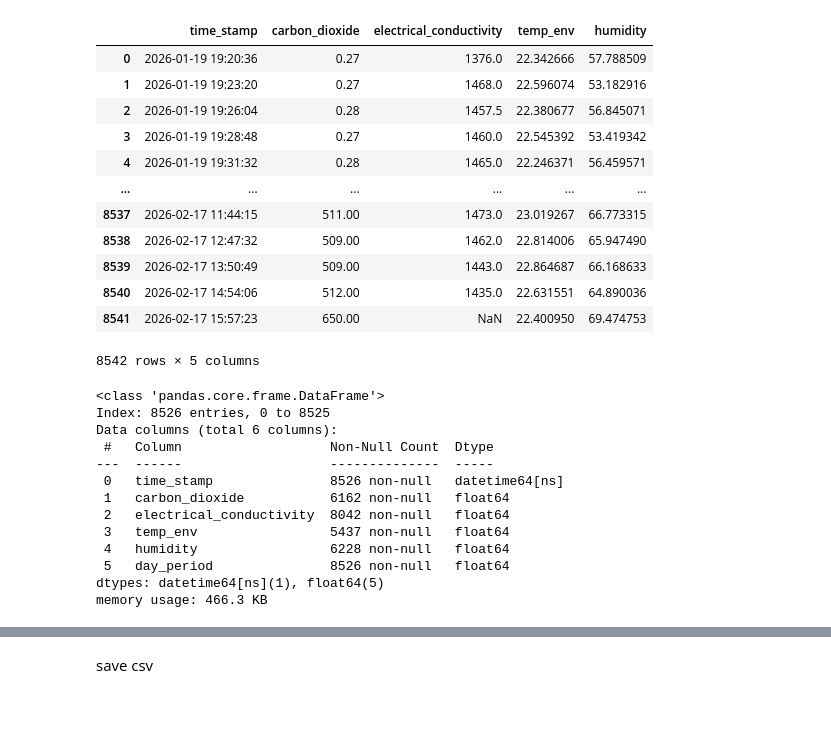
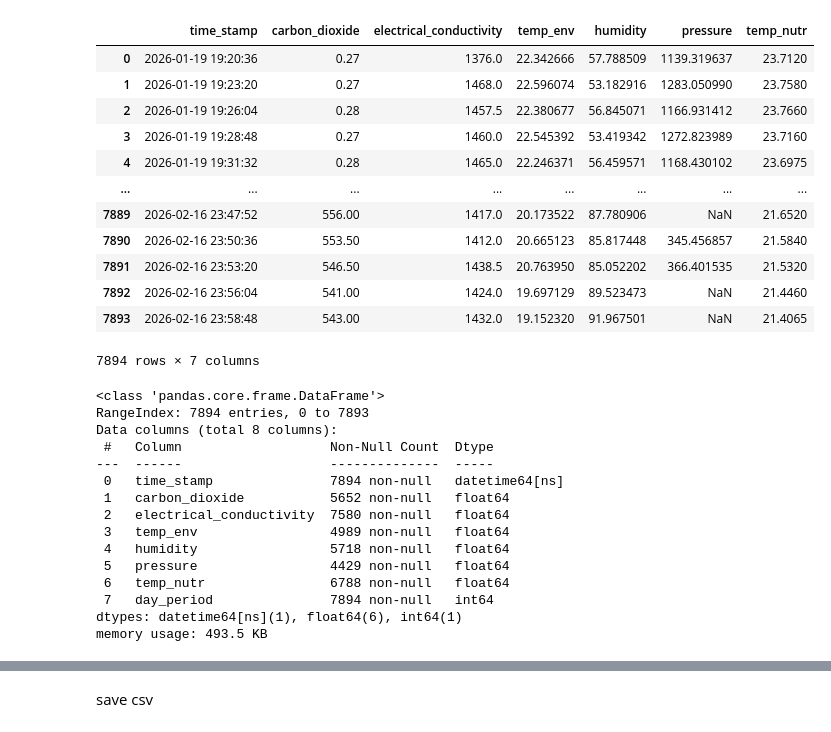
Before and after one commit to GerardoG2/plant-health-status, a Jupyter notebook: Notebooks/DataMerging_Trial2.ipynb, the cells around one changed output, grey strips where cells are left out. Drawn from its saved outputs; the diff is of its cells as text; code cells hidden in the pictures.

Commit message:
finished preprocessing trial 2 data

```diff
--- a/Notebooks/DataMerging_Trial2.ipynb
+++ b/Notebooks/DataMerging_Trial2.ipynb
@@ -11,10 +11,14 @@ import os
 pd.set_option('display.max_columns', None)  # Show all columns in DataFrame display
 # %%
 import pandas as pd
+SENSOR_DATA_PATH = '../Data/RawData/Trial_2_Sensor_Data.xlsx'
 DAY_SENSOR_DATA_PATH = '../Data/RawData/Trial_2_Day_Sensor_Data.xlsx'
 NIGHT_SENSOR_DATA_PATH = '../Data/RawData/Trial_2_Night_Sensor_Data.xlsx'
 NUTRIENT_TEMP_SENSOR_DATA_PATH = '../Data/RawData/Trial_2_Nutrient_Temperature_Sensor_Data.xlsx' # atlas pt 1000 missing from other sensor data
 LETTUCE_FW_DATA_PATH = '../Data/RawData/Trial_2_Lettuce_FW_Data_Per_Plant.csv'
+
+def load_sensor_data():
+    return pd.read_excel(SENSOR_DATA_PATH)
 
 def load_day_sensor_data():
     return pd.read_excel(DAY_SENSOR_DATA_PATH)
@@ -103,0 +46,3 @@ memory usage: 10.0 KB
+# %%
+sensor_data = load_sensor_data()
+sensor_data.info()
@@ -104,31 +81,32 @@ memory usage: 10.0 KB
 # %%
-# concatenate day and night sensor data
-sensor_data = pd.concat([day_sensor_data, night_sensor_data], ignore_index=True)
+# rename columns and drop correlated features
 sensor_data.drop(columns=['Atlas pH (CH0, Ion Concentration, pH)',
-                          'BME280 (CH5, Vapor Pressure Deficit, Pa)'], inplace=True)
+                          ], inplace=True)
 sensor_data.rename(columns={'DateTime':'time_stamp',
                             'Atlas CO2 (Carbon Dioxide Gas) (CH0, Carbon Dioxide, ppm)': 'carbon_dioxide',
                           'Atlas EC (CH0, Electrical Conductivity, μS/cm)': 'electrical_conductivity',
                           'BME280 (CH0, Temperature, °C)': 'temp_env',
-                          'BME280 (CH1, Humidity, %)': 'humidity'}, inplace=True)
+                          'Atlas PT-1000 (CH0, Temperature, °C)': 'temp_nutr',
+                          'BME280 (CH1, Humidity, %)': 'humidity',
+                          'BME280 (CH5, Vapor Pressure Deficit, Pa)':'pressure'}, inplace=True)
 
 
 
 sensor_data
 # %% [output]
-|  | time_stamp | carbon_dioxide | electrical_conductivity | temp_env | humidity |
-| 0 | 2026-01-19 19:20:36 | 0.27 | 1376.0 | 22.342666 | 57.788509 |
-| 1 | 2026-01-19 19:23:20 | 0.27 | 1468.0 | 22.596074 | 53.182916 |
-| 2 | 2026-01-19 19:26:04 | 0.28 | 1457.5 | 22.380677 | 56.845071 |
-| 3 | 2026-01-19 19:28:48 | 0.27 | 1460.0 | 22.545392 | 53.419342 |
-| 4 | 2026-01-19 19:31:32 | 0.28 | 1465.0 | 22.246371 | 56.459571 |
-| ... | ... | ... | ... | ... | ... |
-| 8537 | 2026-02-17 11:44:15 | 511.00 | 1473.0 | 23.019267 | 66.773315 |
-| 8538 | 2026-02-17 12:47:32 | 509.00 | 1462.0 | 22.814006 | 65.947490 |
-| 8539 | 2026-02-17 13:50:49 | 509.00 | 1443.0 | 22.864687 | 66.168633 |
-| 8540 | 2026-02-17 14:54:06 | 512.00 | 1435.0 | 22.631551 | 64.890036 |
-| 8541 | 2026-02-17 15:57:23 | 650.00 | NaN | 22.400950 | 69.474753 |
+|  | time_stamp | carbon_dioxide | electrical_conductivity | temp_env | humidity | pressure | temp_nutr |
+| 0 | 2026-01-19 19:20:36 | 0.27 | 1376.0 | 22.342666 | 57.788509 | 1139.319637 | 23.7120 |
+| 1 | 2026-01-19 19:23:20 | 0.27 | 1468.0 | 22.596074 | 53.182916 | 1283.050990 | 23.7580 |
+| 2 | 2026-01-19 19:26:04 | 0.28 | 1457.5 | 22.380677 | 56.845071 | 1166.931412 | 23.7660 |
+| 3 | 2026-01-19 19:28:48 | 0.27 | 1460.0 | 22.545392 | 53.419342 | 1272.823989 | 23.7160 |
+| 4 | 2026-01-19 19:31:32 | 0.28 | 1465.0 | 22.246371 | 56.459571 | 1168.430102 | 23.6975 |
+| ... | ... | ... | ... | ... | ... | ... | ... |
+| 7889 | 2026-02-16 23:47:52 | 556.00 | 1417.0 | 20.173522 | 87.780906 | NaN | 21.6520 |
+| 7890 | 2026-02-16 23:50:36 | 553.50 | 1412.0 | 20.665123 | 85.817448 | 345.456857 | 21.5840 |
+| 7891 | 2026-02-16 23:53:20 | 546.50 | 1438.5 | 20.763950 | 85.052202 | 366.401535 | 21.5320 |
+| 7892 | 2026-02-16 23:56:04 | 541.00 | 1424.0 | 19.697129 | 89.523473 | NaN | 21.4460 |
+| 7893 | 2026-02-16 23:58:48 | 543.00 | 1432.0 | 19.152320 | 91.967501 | NaN | 21.4065 |
-8542 rows × 5 columns
+7894 rows × 7 columns
 # %%
 def get_4_day_bin(entry):
     if entry == 0:
@@ -166,15 +144,17 @@ sensor_data = add_day_time_bins(sensor_data)
 sensor_data.info()
 # %% [output]
 <class 'pandas.core.frame.DataFrame'>
-Index: 8526 entries, 0 to 8525
-Data columns (total 6 columns):
+RangeIndex: 7894 entries, 0 to 7893
+Data columns (total 8 columns):
  #   Column                   Non-Null Count  Dtype
 ---  ------                   --------------  -----
- 0   time_stamp               8526 non-null   datetime64[ns]
- 1   carbon_dioxide           6162 non-null   float64
- 2   electrical_conductivity  8042 non-null   float64
- 3   temp_env                 5437 non-null   float64
- 4   humidity                 6228 non-null   float64
- 5   day_period               8526 non-null   float64
-dtypes: datetime64[ns](1), float64(5)
-memory usage: 466.3 KB
+ 0   time_stamp               7894 non-null   datetime64[ns]
+ 1   carbon_dioxide           5652 non-null   float64
+ 2   electrical_conductivity  7580 non-null   float64
+ 3   temp_env                 4989 non-null   float64
+ 4   humidity                 5718 non-null   float64
+ 5   pressure                 4429 non-null   float64
+ 6   temp_nutr                6788 non-null   float64
+ 7   day_period               7894 non-null   int64
+dtypes: datetime64[ns](1), float64(6), int64(1)
+memory usage: 493.5 KB
```
Also changed, not shown: parts of 27 cells of this notebook, 7 other files.
